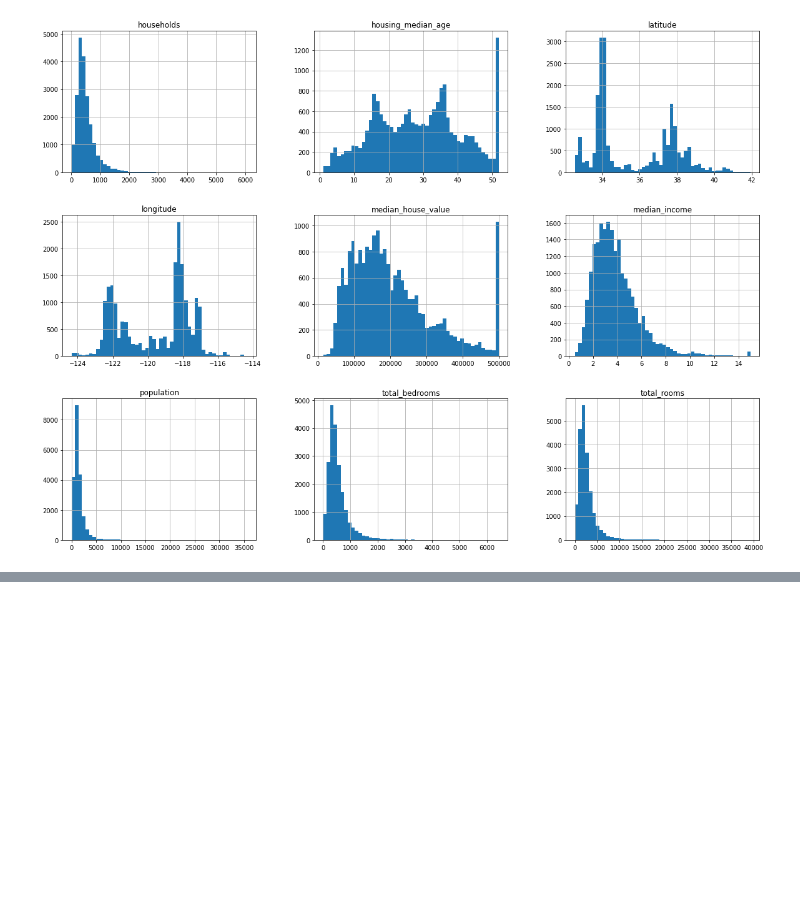
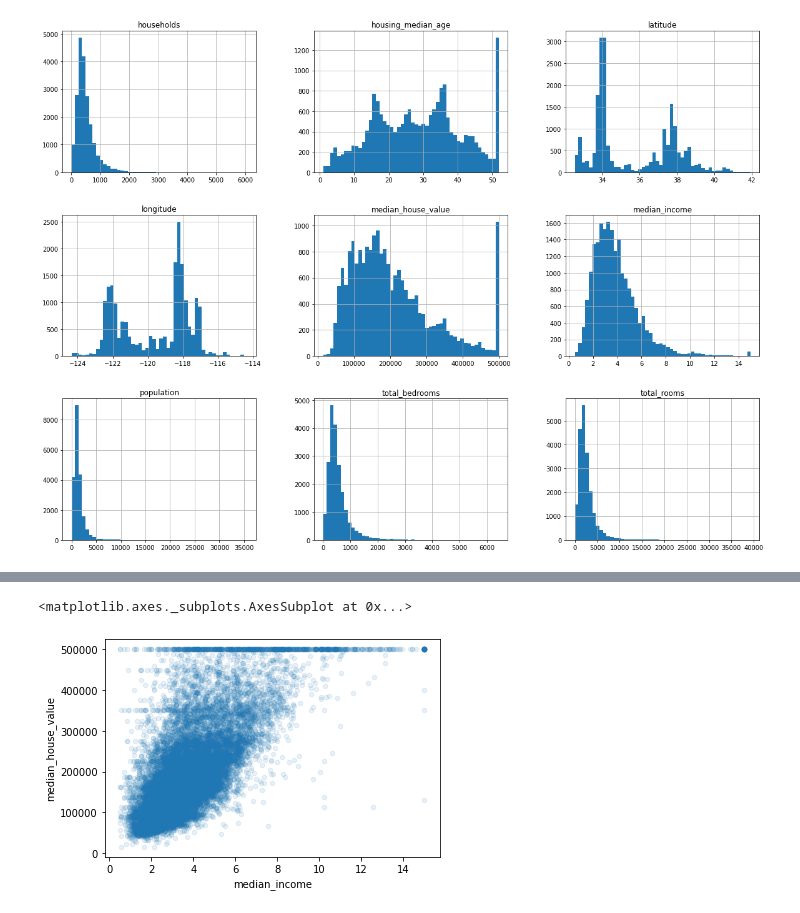
Before and after one commit to amihays/housing, a Jupyter notebook: housing.ipynb, the cells around one changed output, grey strips where cells are left out. Saved outputs shown, nothing was run; the diff lists cells and outputs as text; code cells hidden in the pictures; blank space fills up the shorter version.

```diff
--- a/housing.ipynb
+++ b/housing.ipynb
@@ -111,0 +181,7 @@ housing['income_cat'].hist()
+# %%
+# looking at just the most correlated feature to housing price: median income
+# should consider removing data associated with horizontal lines ($500K, $450K, $350K) because these are quirks that we don't want model to learn
+housing.plot(kind='scatter', x='median_income', y='median_house_value', alpha=0.1)
+# %% [output]
+<matplotlib.axes._subplots.AxesSubplot at 0x...>
+[figure, added]
```
Also changed, not shown: parts of 8 cells of this notebook.
